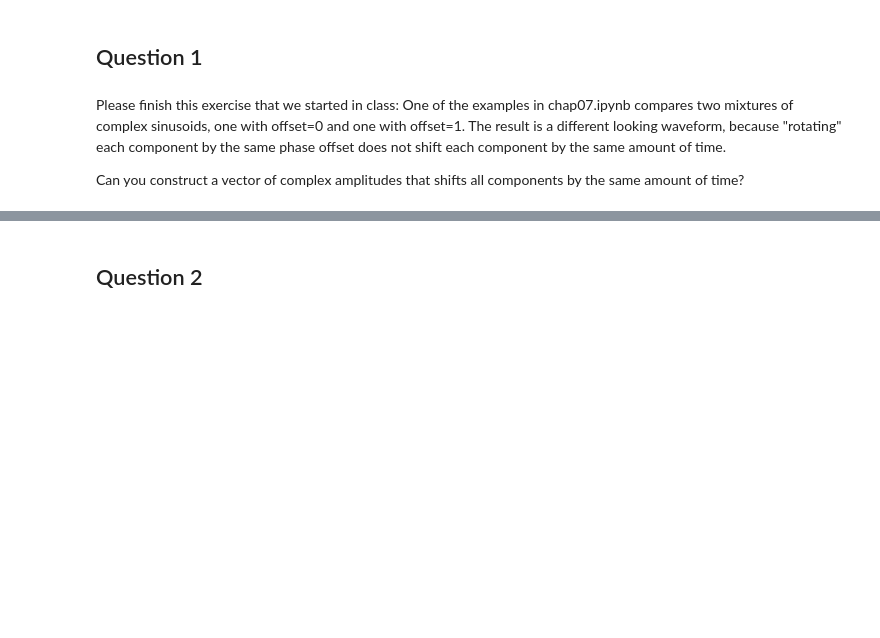
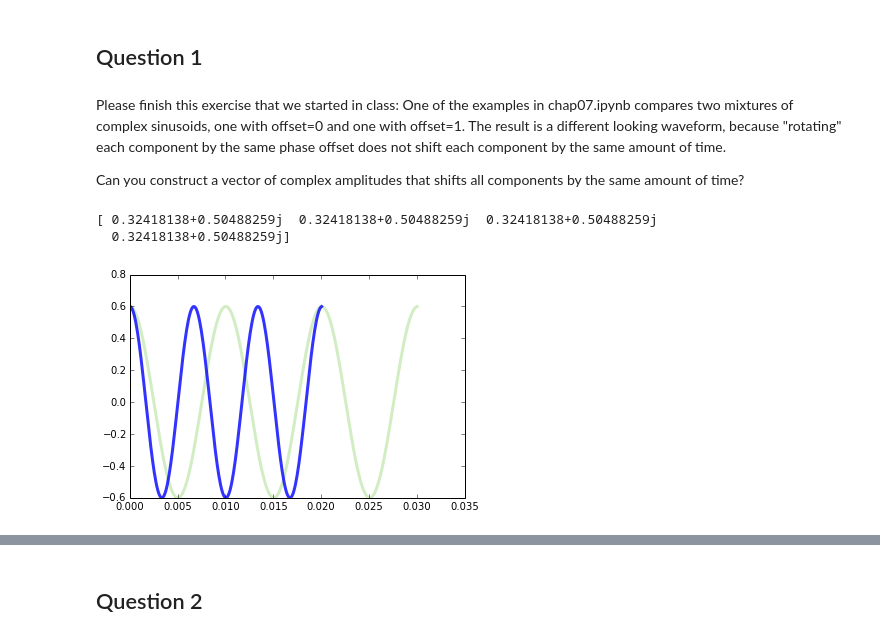
Before and after one commit to acrease77/ThinkDSP, a Jupyter notebook: code/acrease_PS04.ipynb, the cells around one changed output, grey strips where cells are left out. Drawn from its saved outputs; the diff is of its cells as text; code cells hidden in the pictures; blank space fills up the shorter version.

```diff
--- a/code/acrease_PS04.ipynb
+++ b/code/acrease_PS04.ipynb
@@ -22,3 +26,22 @@ PI2 = 2 * math.pi
 Please finish this exercise that we started in class: One of the examples in chap07.ipynb compares two mixtures of complex sinusoids, one with offset=0 and one with offset=1.  The result is a different looking waveform, because "rotating" each component by the same phase offset does not shift each component by the same amount of time.
 
 Can you construct a vector of complex amplitudes that shifts all components by the same amount of time?
+# %%
+signal = thinkdsp.ComplexSinusoid(freq=100, amp=0.6,offset=1)
+wave1 = signal.make_wave(duration=1, framerate=4)
+print(wave1.ys)
+# %% [output]
+[ 0.32418138+0.50488259j  0.32418138+0.50488259j  0.32418138+0.50488259j
+  0.32418138+0.50488259j]
+# %%
+#phi = PI2*f*t
+freq1=100
+sig1=thinkdsp.ComplexSinusoid(freq=freq1, amp=0.6, offset=0)
+wave1 = sig1.make_wave(duration=1, framerate=4)
+freq2=150
+sig2=thinkdsp.ComplexSinusoid(freq=freq2, amp=0.6, offset=0)
+wave2 = sig1.make_wave(duration=1, framerate=4)
+sig1.plot()
+sig2.plot()
+# %% [output]
+[figure, added]
```
Also changed, not shown: parts of 15 cells of this notebook.
